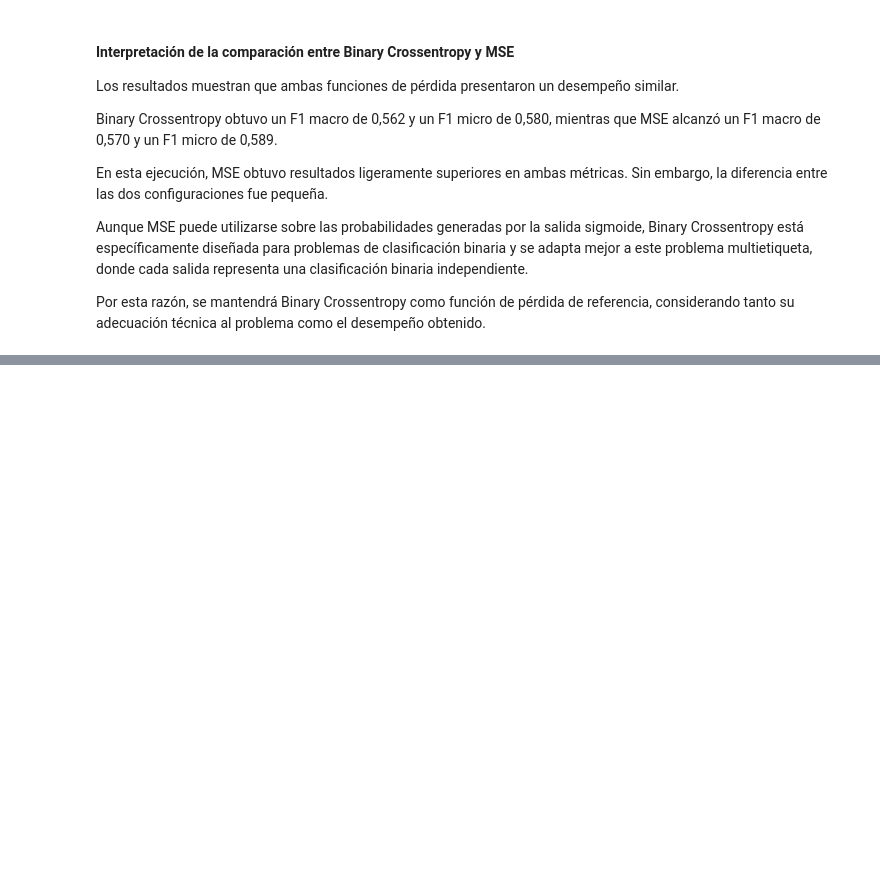
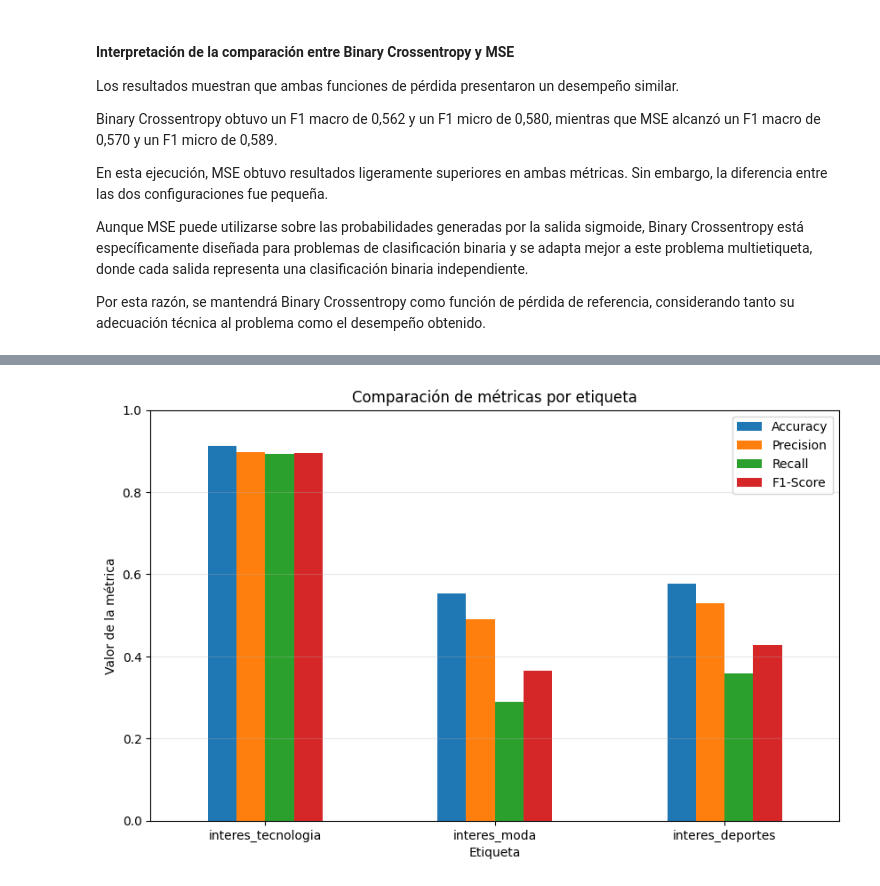
Before and after one commit to Benja-Diaz/EP1-Deep-Learning, a Jupyter notebook: Evaluacion_Parcial_1_Deep_Learning.ipynb, the cells around one changed output, grey strips where cells are left out. Saved outputs shown, nothing was run; the diff lists cells and outputs as text; code cells hidden in the pictures; blank space fills up the shorter version.

```diff
--- a/Evaluacion_Parcial_1_Deep_Learning.ipynb
+++ b/Evaluacion_Parcial_1_Deep_Learning.ipynb
@@ -2857,0 +3046,27 @@ Por esta razón, se mantendrá Binary Crossentropy como función de pérdida de
+# %%
+from sklearn.metrics import accuracy_score, precision_score, recall_score, f1_score
+
+metricas_etiquetas = []
+
+for i, etiqueta in enumerate(columnas_y):
+
+    y_real = y_val.iloc[:, i]
+    y_pred = y_val_pred[:, i]
+
+    metricas_etiquetas.append({
+        'Etiqueta': etiqueta,
+        'Accuracy': accuracy_score(y_real, y_pred),
+        'Precision': precision_score(
+            y_real, y_pred, zero_division=0
+        ),
+        'Recall': recall_score(
+            y_real, y_pred, zero_division=0
+        ),
+        'F1-Score': f1_score(
+            y_real, y_pred, zero_division=0
+        )
+    })
+
+df_metricas_etiquetas = pd.DataFrame(metricas_etiquetas)
+
+df_metricas_etiquetas.round(3)
@@ -2857,0 +3090,18 @@ Por esta razón, se mantendrá Binary Crossentropy como función de pérdida de
+# %%
+df_metricas_etiquetas.set_index('Etiqueta')[
+    ['Accuracy', 'Precision', 'Recall', 'F1-Score']
+].plot(
+    kind='bar',
+    figsize=(10, 6)
+)
+
+plt.ylabel('Valor de la métrica')
+plt.title('Comparación de métricas por etiqueta')
+plt.xticks(rotation=0)
+plt.ylim(0, 1)
+plt.grid(axis='y', alpha=0.3)
+plt.legend()
+
+plt.show()
+# %% [output]
+[figure, added]
```
Also changed, not shown: parts of 8 cells of this notebook.
